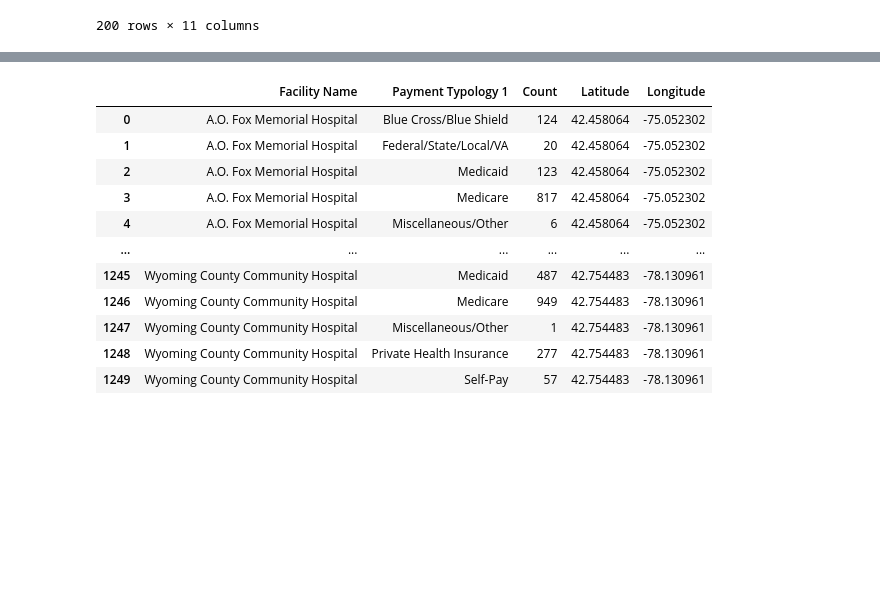
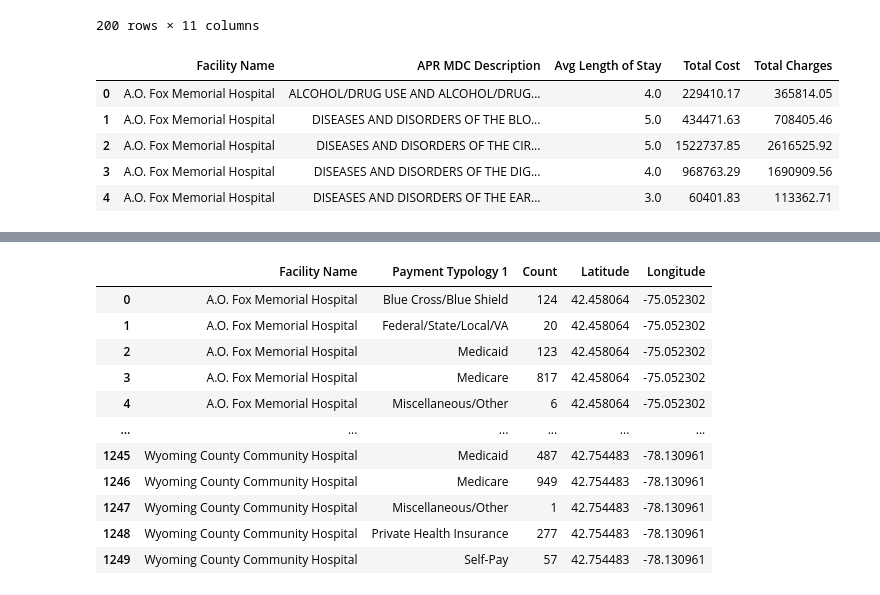
Before and after one commit to Omeesha28/NY-Healthcare-Data-Visualization, a Jupyter notebook: main.ipynb, the cells around one changed output, grey strips where cells are left out. Cells and saved outputs as stored; diff of their text form; code cells hidden in the pictures; blank space fills up the shorter version.

```diff
--- a/main.ipynb
+++ b/main.ipynb
@@ -173,17 +181,24 @@ total_charges = clean_data_merged.groupby(['Facility Name', 'APR MDC Description
 # %%
 # Merge the DataFrames
 barchart_data1 = pd.merge(avg_length_of_stay, total_cost, on=['Facility Name', 'APR MDC Description'])
-barchart_data2 = pd.merge(fmerged_data, total_charges, on=['Facility Name', 'APR MDC Description'])
+barchart_data2 = pd.merge(barchart_data1, total_charges, on=['Facility Name', 'APR MDC Description'])
 
 # Rename columns for clarity
 Final_BarChart = barchart_data2.rename(columns={'Length of Stay': 'Avg Length of Stay',
                                           'Total Costs': 'Total Cost',
                                           'Total Charges': 'Total Charges'})
 
 # Display the merged DataFrame
-Final_BarChart
+Final_BarChart.head()
 
-Final_BarChart.to_csv("Resources/Final_BarChart.csv", index=False)
+#Final_BarChart.to_csv("Resources/Final_Dashboard_Chart.csv", index=False)
+# %% [output]
+|  | Facility Name | APR MDC Description | Avg Length of Stay | Total Cost | Total Charges |
+| 0 | A.O. Fox Memorial Hospital | ALCOHOL/DRUG USE AND ALCOHOL/DRUG... | 4.0 | 229410.17 | 365814.05 |
+| 1 | A.O. Fox Memorial Hospital | DISEASES AND DISORDERS OF THE BLO... | 5.0 | 434471.63 | 708405.46 |
+| 2 | A.O. Fox Memorial Hospital | DISEASES AND DISORDERS OF THE CIR... | 5.0 | 1522737.85 | 2616525.92 |
+| 3 | A.O. Fox Memorial Hospital | DISEASES AND DISORDERS OF THE DIG... | 4.0 | 968763.29 | 1690909.56 |
+| 4 | A.O. Fox Memorial Hospital | DISEASES AND DISORDERS OF THE EAR... | 3.0 | 60401.83 | 113362.71 |
 # %%
 final_2022_df = pd.merge(grouped_df, NY_lat_long_df, on='Facility Name', how='inner')
 final_2022_df.head()
```
Also changed, not shown: parts of 9 cells of this notebook, 2 other files.
